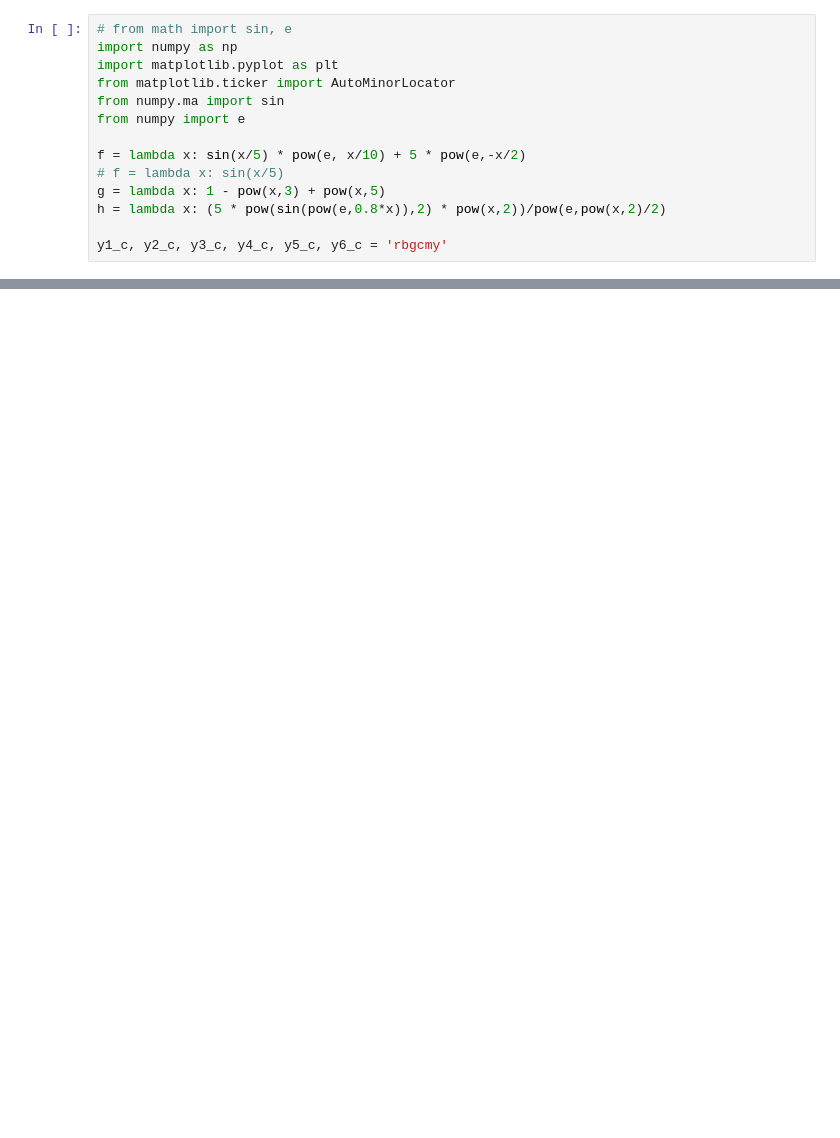
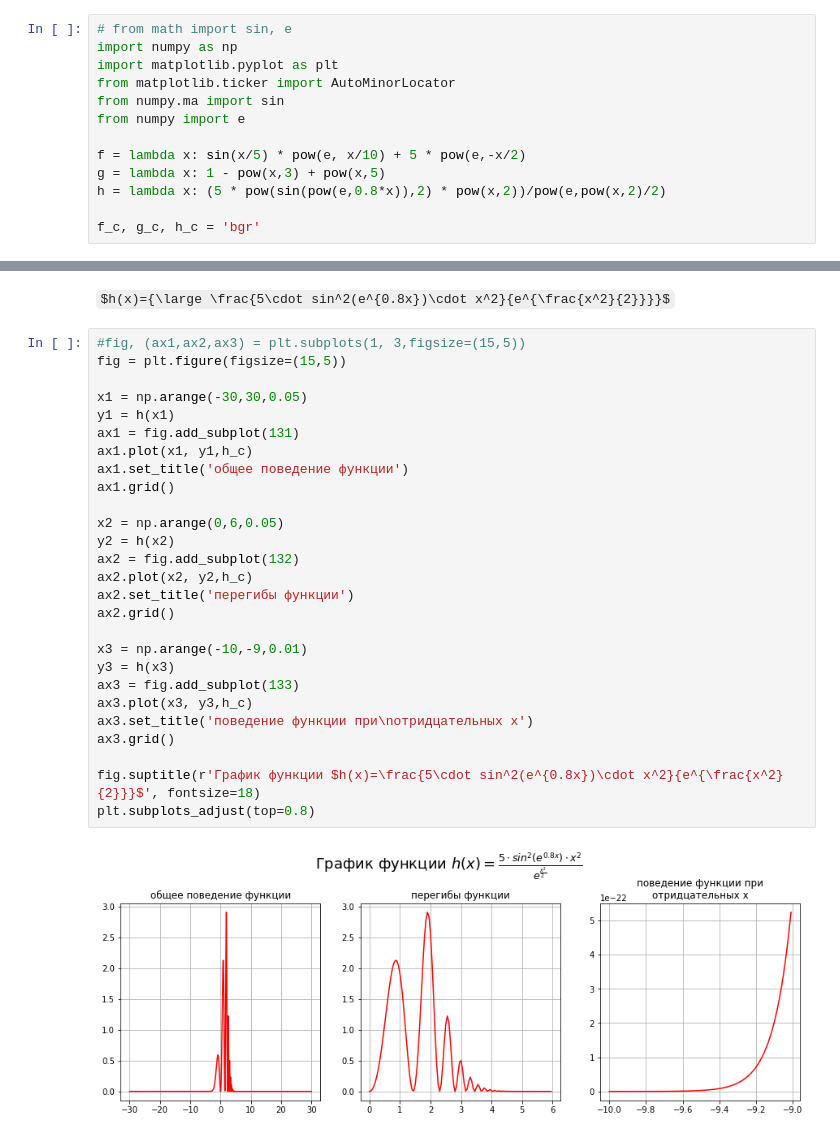
Before and after one commit to YDimitry/Math-Practice, a Jupyter notebook: func_research_2.ipynb, the cells around one changed output, grey strips where cells are left out. Drawn from its saved outputs; the diff is of its cells as text; some formulas as TeX source; blank space fills up the shorter version.

```diff
--- a/func_research_2.ipynb
+++ b/func_research_2.ipynb
@@ -7,8 +7,7 @@ from numpy.ma import sin
 from numpy import e
 
 f = lambda x: sin(x/5) * pow(e, x/10) + 5 * pow(e,-x/2)
-# f = lambda x: sin(x/5)
 g = lambda x: 1 - pow(x,3) + pow(x,5)
 h = lambda x: (5 * pow(sin(pow(e,0.8*x)),2) * pow(x,2))/pow(e,pow(x,2)/2)
 
-y1_c, y2_c, y3_c, y4_c, y5_c, y6_c = 'rbgcmy'
+f_c, g_c, h_c = 'bgr'
@@ -35,0 +70,31 @@ plt.show()
+# %% [markdown]
+$h(x)={\large \frac{5\cdot sin^2(e^{0.8x})\cdot x^2}{e^{\frac{x^2}{2}}}}$
+# %%
+#fig, (ax1,ax2,ax3) = plt.subplots(1, 3,figsize=(15,5))
+fig = plt.figure(figsize=(15,5))
+
+x1 = np.arange(-30,30,0.05)
+y1 = h(x1)
+ax1 = fig.add_subplot(131)
+ax1.plot(x1, y1,h_c)
+ax1.set_title('общее поведение функции')
+ax1.grid()
+
+x2 = np.arange(0,6,0.05)
+y2 = h(x2)
+ax2 = fig.add_subplot(132)
+ax2.plot(x2, y2,h_c)
+ax2.set_title('перегибы функции')
+ax2.grid()
+
+x3 = np.arange(-10,-9,0.01)
+y3 = h(x3)
+ax3 = fig.add_subplot(133)
+ax3.plot(x3, y3,h_c)
+ax3.set_title('поведение функции при\nотридцательных x')
+ax3.grid()
+
+fig.suptitle(r'График функции $h(x)=\frac{5\cdot sin^2(e^{0.8x})\cdot x^2}{e^{\frac{x^2}{2}}}$', fontsize=18)
+plt.subplots_adjust(top=0.8)
+# %% [output]
+[figure, added]
```
Also changed, not shown: parts of 7 cells of this notebook, 5 other files.
